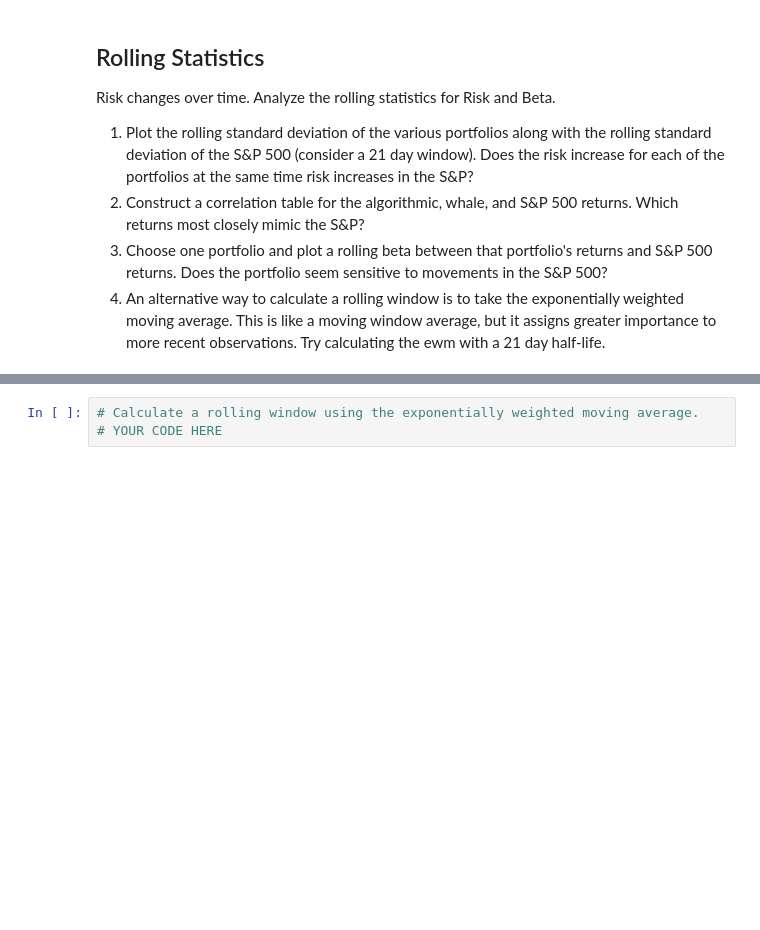
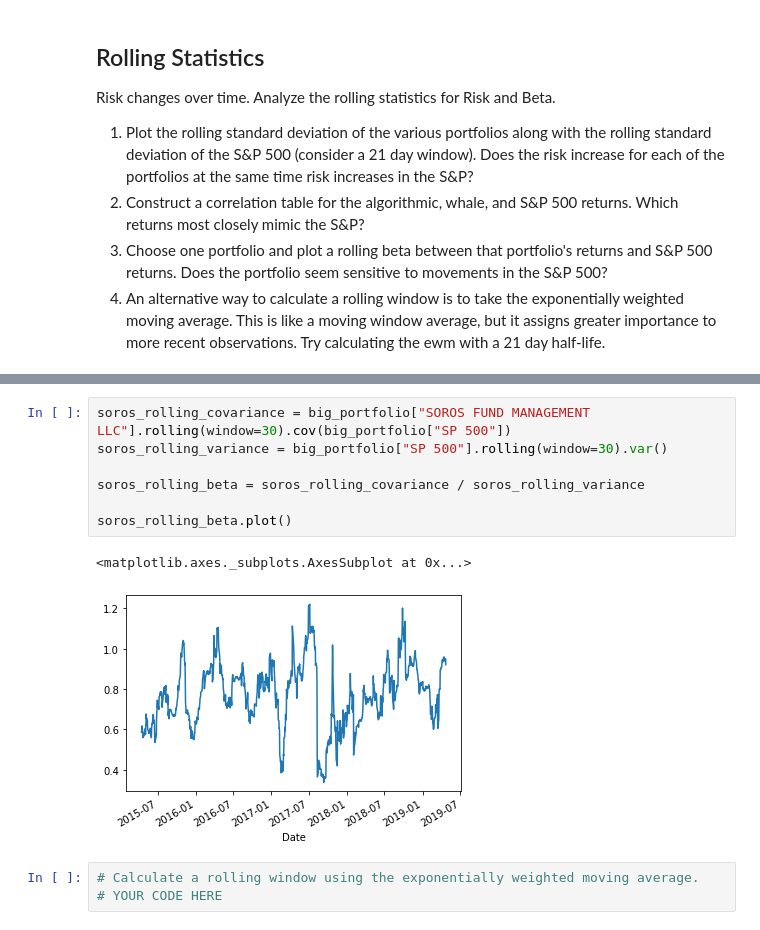
Before and after one commit to markmurdock11/pandas_hw, a Jupyter notebook: whale_analysis.ipynb, the cells around one changed output, grey strips where cells are left out. Drawn from its saved outputs; the diff is of its cells as text; blank space fills up the shorter version.

```diff
--- a/whale_analysis.ipynb
+++ b/whale_analysis.ipynb
@@ -339,3 +362,13 @@ Risk changes over time. Analyze the rolling statistics for Risk and Beta.
+# %%
+soros_rolling_covariance = big_portfolio["SOROS FUND MANAGEMENT LLC"].rolling(window=30).cov(big_portfolio["SP 500"])
+soros_rolling_variance = big_portfolio["SP 500"].rolling(window=30).var()
+
+soros_rolling_beta = soros_rolling_covariance / soros_rolling_variance
+
+soros_rolling_beta.plot()
+# %% [output]
+<matplotlib.axes._subplots.AxesSubplot at 0x...>
+[figure, added]
 # %%
 # Calculate a rolling window using the exponentially weighted moving average.
 # YOUR CODE HERE
```
Also changed, not shown: parts of 3 cells of this notebook.
